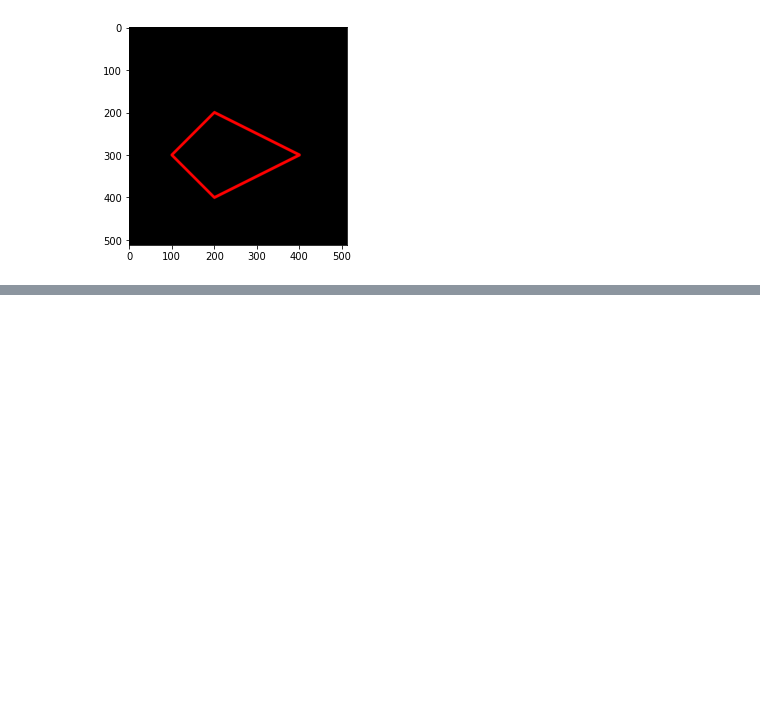
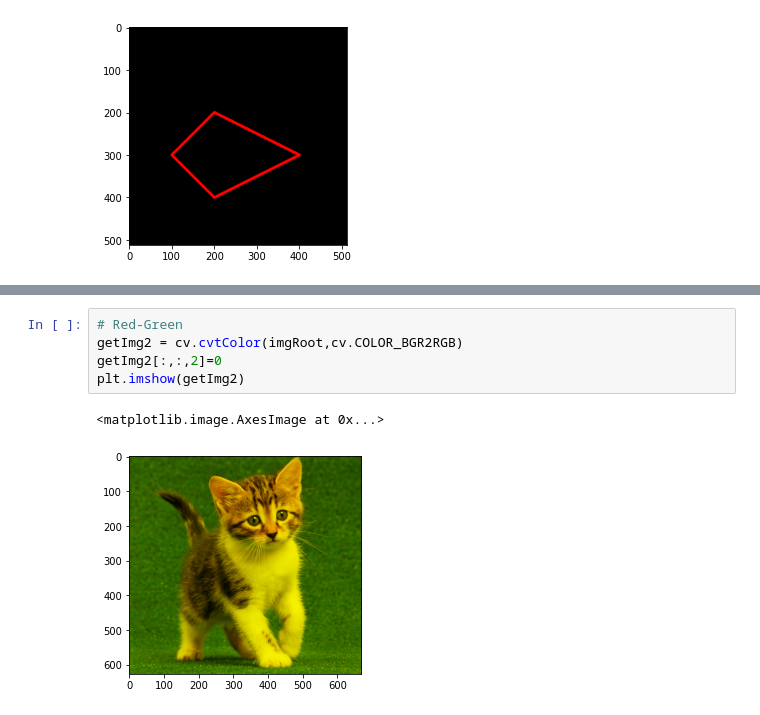
Before and after one commit to farhanfr/PCVK_Genap_2021, a Jupyter notebook: Week2.ipynb, the cells around one changed output, grey strips where cells are left out. Saved outputs shown, nothing was run; the diff lists cells and outputs as text; blank space fills up the shorter version.

```diff
--- a/Week2.ipynb
+++ b/Week2.ipynb
@@ -112,0 +137,8 @@ plt.imshow(black_img2)
+# %%
+# Red-Green
+getImg2 = cv.cvtColor(imgRoot,cv.COLOR_BGR2RGB)
+getImg2[:,:,2]=0
+plt.imshow(getImg2)
+# %% [output]
+<matplotlib.image.AxesImage at 0x...>
+[figure, added]
```
Also changed, not shown: parts of 7 cells of this notebook.
